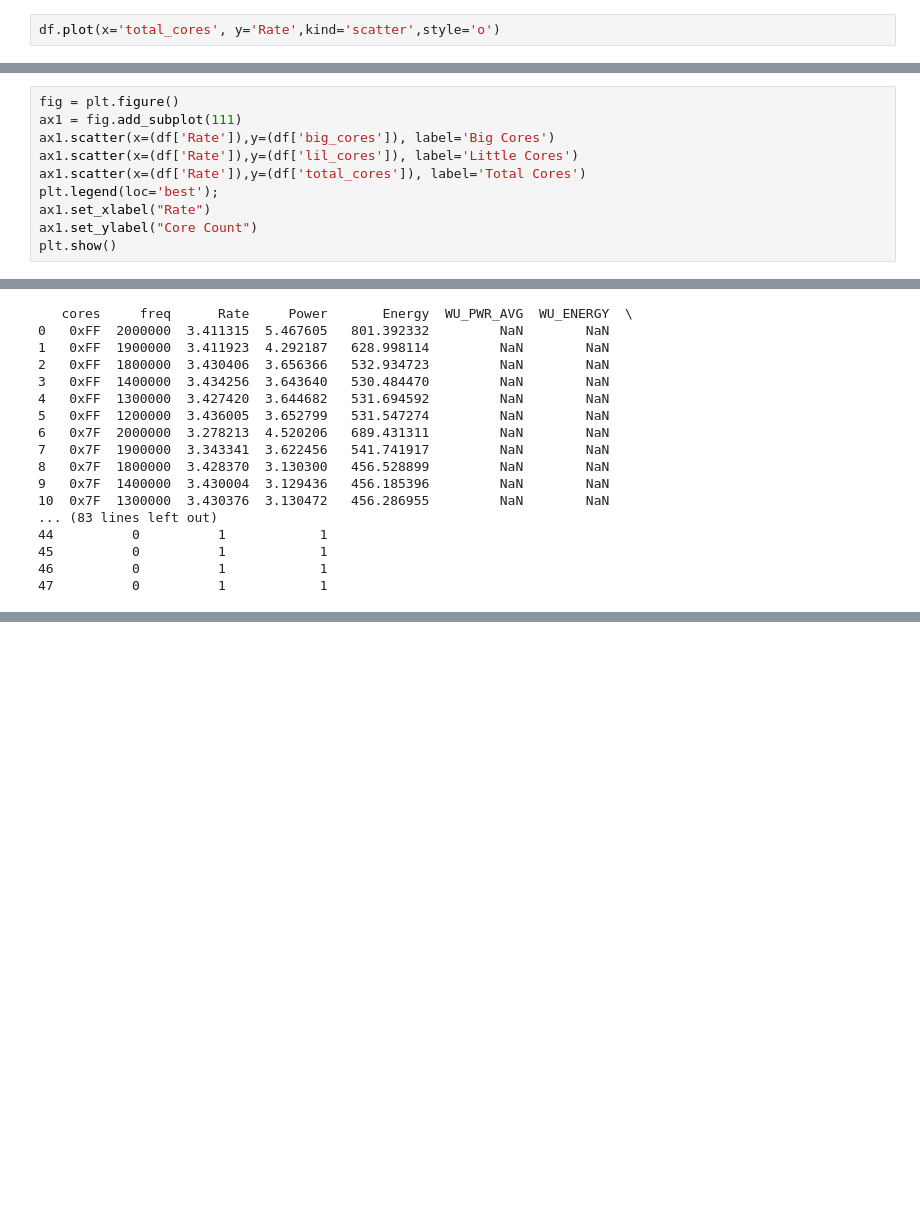
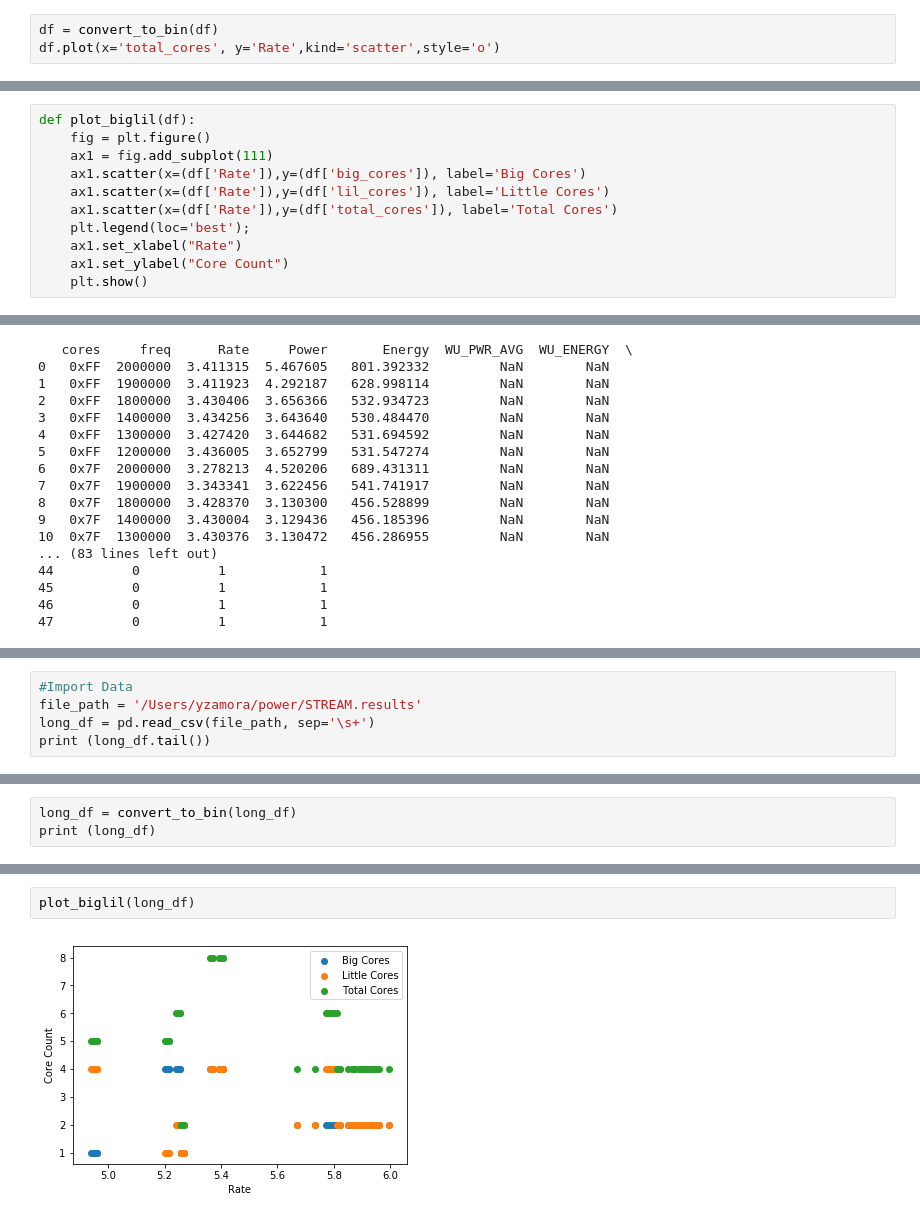
Before and after one commit to YulianaGomez/power, a Jupyter notebook: power_analysis.ipynb, the cells around one changed output, grey strips where cells are left out. Saved outputs shown, nothing was run; the diff lists cells and outputs as text; blank space fills up the shorter version.

Commit message:
analysis on more core combinations, stream results for 10 different core combinations

```diff
--- a/power_analysis.ipynb
+++ b/power_analysis.ipynb
@@ -115,4 +103,5 @@ print(df.head())
 # %%
+df = convert_to_bin(df)
 df.plot(x='total_cores', y='Rate',kind='scatter',style='o')
 # %% [output]
 <matplotlib.axes._subplots.AxesSubplot at 0x...>
@@ -122,10 +112,11 @@ df.plot(x='total_cores', y='Rate',kind='scatter',style='o')
 # %%
-fig = plt.figure()
-ax1 = fig.add_subplot(111)
-ax1.scatter(x=(df['Rate']),y=(df['big_cores']), label='Big Cores')
-ax1.scatter(x=(df['Rate']),y=(df['lil_cores']), label='Little Cores')
-ax1.scatter(x=(df['Rate']),y=(df['total_cores']), label='Total Cores')
-plt.legend(loc='best');
-ax1.set_xlabel("Rate")
-ax1.set_ylabel("Core Count")
-plt.show()
+def plot_biglil(df):
+    fig = plt.figure()
+    ax1 = fig.add_subplot(111)
+    ax1.scatter(x=(df['Rate']),y=(df['big_cores']), label='Big Cores')
+    ax1.scatter(x=(df['Rate']),y=(df['lil_cores']), label='Little Cores')
+    ax1.scatter(x=(df['Rate']),y=(df['total_cores']), label='Total Cores')
+    plt.legend(loc='best');
+    ax1.set_xlabel("Rate")
+    ax1.set_ylabel("Core Count")
+    plt.show()
@@ -153,0 +149,5 @@ print (df)
+# %%
+#Import Data
+file_path = '/Users/yzamora/power/STREAM.results'
+long_df = pd.read_csv(file_path, sep='\s+')
+print (long_df.tail())
@@ -153,0 +161,3 @@ print (df)
+# %%
+long_df = convert_to_bin(long_df)
+print (long_df)
@@ -153,0 +182,4 @@ print (df)
+# %%
+plot_biglil(long_df)
+# %% [output]
+[figure, added]
```
Also changed, not shown: parts of 6 cells of this notebook, 12 other files.
